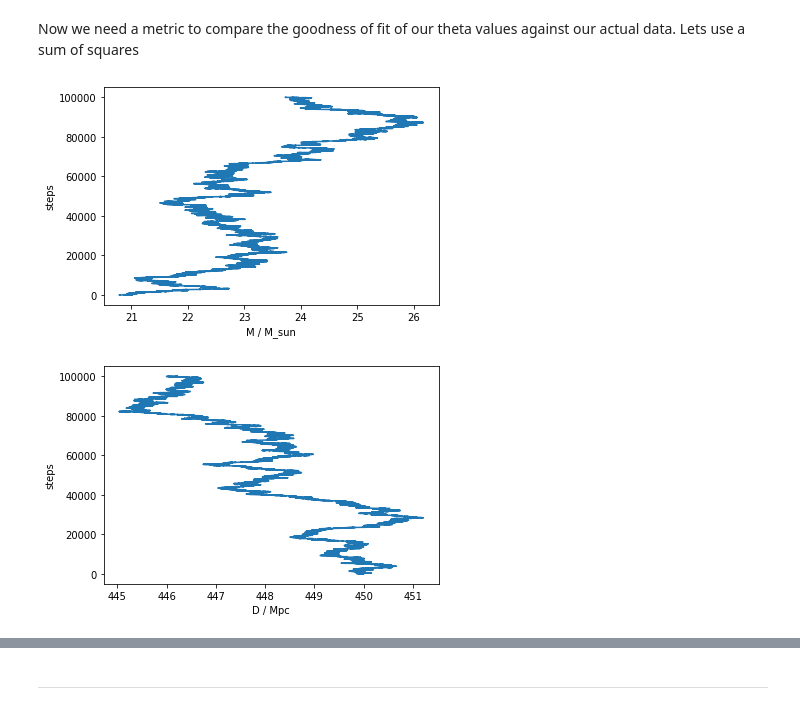
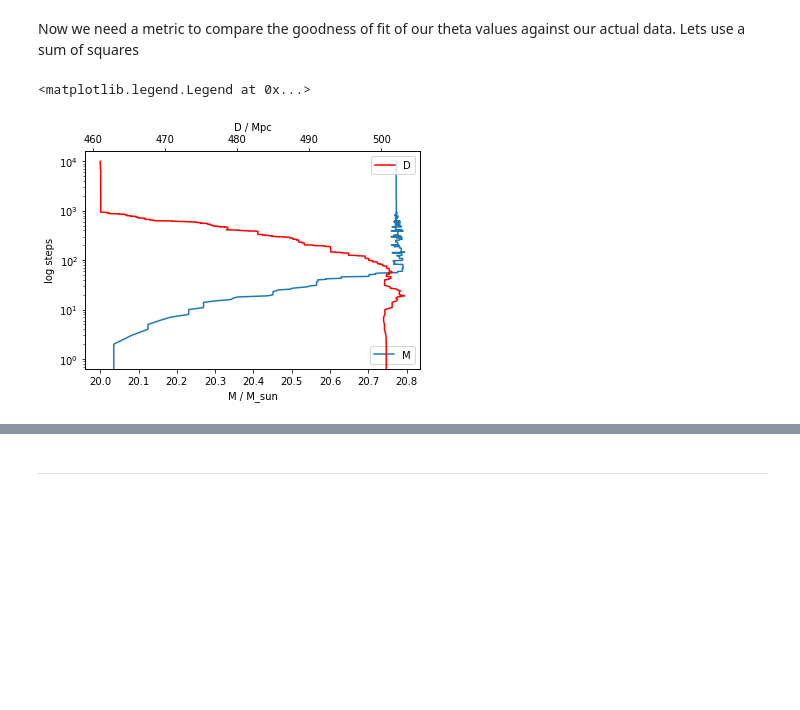
Before and after one commit to Clarke-Jools-36/DataAnalysis22, a Jupyter notebook: CA2_1903779.ipynb, the cells around one changed output, grey strips where cells are left out. Saved outputs shown, nothing was run; the diff lists cells and outputs as text; code cells hidden in the pictures; blank space fills up the shorter version.

```diff
--- a/CA2_1903779.ipynb
+++ b/CA2_1903779.ipynb
@@ -516,8 +516,11 @@ Text(0, 0.5, 'Strain / unitless')
 # %% [markdown]
 The fucntion doesnt fit the data very well. While it is aproximatrely the correct amplitude, it has the wrong frequency, it is almost double.
 # %%
+#M_guess,D_guess = 20.8,450
+M_guess,D_guess = 20,500
+
 plt.plot(t_obs,s_obs, label="Observed Data")
-plt.plot(*scale_ref(t_obs,20.8,450), label="Reference")
+plt.plot(*scale_ref(t_obs,M_guess,D_guess), label="Reference")
 
 plt.legend()
 plt.xlabel("Time / S")
@@ -547,19 +550,19 @@ plt.xlim(-0.015,0)
 # %% [markdown]
 Lets use MCMC to sample the total mass and distance and find the best values for our function that fit the data. First we need a function we are going to fit. This is easy, we will use the function generated earlier, but we will modify it to only take the inputs we want to vary to save the code from getting overly complex later. Then we need a set of initial values for the $\theta$ vector. We have these too, the values of M and D we guessed earlier
 # %%
-def scale_ref(M,D): #M_sun, Mpc
+def scale_ref_mcmc(M,D): #M_sun, Mpc
   t = t_obs
   M_prime, D_prime = 40, 1 #M_sun, Mpc
   s = (M/M_prime)*(D_prime/D)*np.array(interp_fn((M/M_prime)*t))
   return s
 
-theta = np.array([20.8,450])
+theta = np.array([M_guess,D_guess])
 # %% [markdown]
 Now we need a metric to compare the goodness of fit of our theta values against our actual data. Lets use a sum of squares
 # %%
 def posterior(theta):
   data = s_obs
-  posterior = scale_ref(*theta)
+  posterior = scale_ref_mcmc(*theta)
   return np.sum((posterior-data)**2)
 # %%
 from tqdm.notebook import trange
@@ -595,18 +611,16 @@ for i in trange(N_mcmc):
 # %%
 # let's generate the walk for plotting
 x_mcmc=np.linspace(0,N_mcmc,N_mcmc+1)
 
-plt.plot(theta_current[:,0],x_mcmc)
+plt.semilogy(theta_current[:,0],x_mcmc, label="M")
+plt.legend(loc="lower right")
+plt.xlabel('M / M_sun')
+plt.ylabel('log steps')
 
-plt.xlabel('M / M_sun')
-plt.ylabel('steps')
-plt.show()
-
-plt.plot(theta_current[:,1],x_mcmc)
-
+plt.twiny()
+plt.semilogy(theta_current[:,1],x_mcmc,"r", label="D")
 plt.xlabel('D / Mpc')
-plt.ylabel('steps')
-plt.show()
+plt.legend(loc="upper right")
 # %% [output]
+<matplotlib.legend.Legend at 0x...>
-[figure, old version]
+[figure, new version]
-[figure, removed]
```
Also changed, not shown: parts of 21 cells of this notebook.
